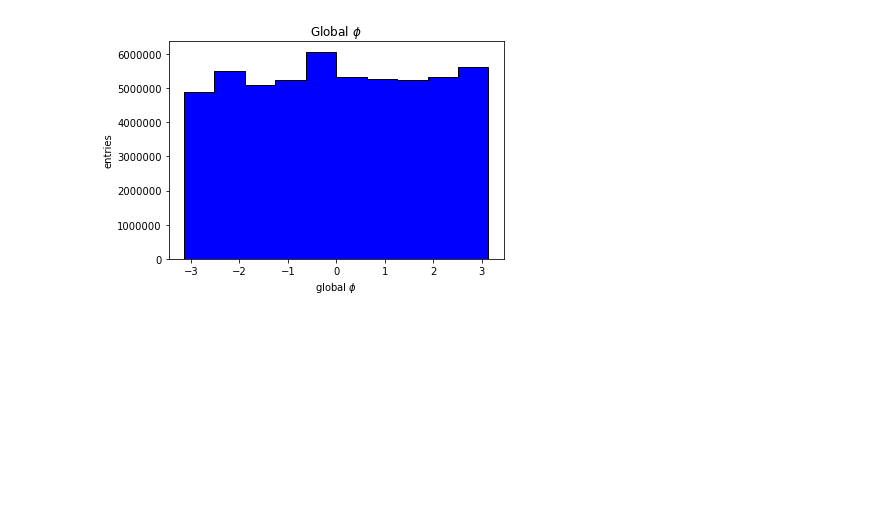
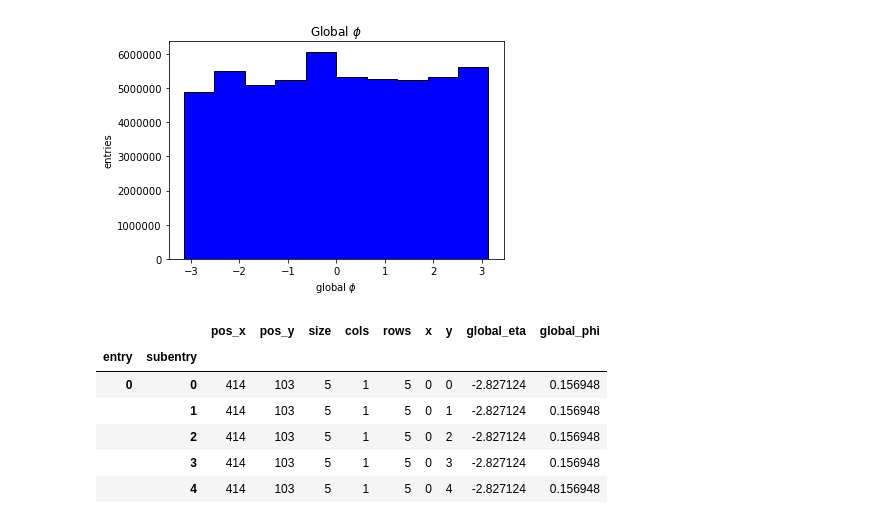
Before and after one commit to mmarchegiani/L1-BrokenClusters, a Jupyter notebook: explore_lumi.ipynb, the cells around one changed output. Cells and saved outputs as stored; diff of their text form; code cells hidden in the pictures; blank space fills up the shorter version.

```diff
--- a/explore_lumi.ipynb
+++ b/explore_lumi.ipynb
@@ -39,3 +39,16 @@ plt.savefig(plot_dir + "global_phi.png", format="png", dpi=300)
 plt.show()
 # %% [output]
 [figure]
+# %%
+df_grid = tree.pandas.df([b'pos_x', b'pos_y', b'size', b'cols', b'rows', b'x', b'y', b'global_eta', b'global_phi'])
+df_grid.head()
+
+#df_grid['pos_x']
+# %% [output]
+|  |  | pos_x | pos_y | size | cols | rows | x | y | global_eta | global_phi |
+| entry | subentry |  |  |  |  |  |  |  |  |  |
+| 0 | 0 | 414 | 103 | 5 | 1 | 5 | 0 | 0 | -2.827124 | 0.156948 |
+|  | 1 | 414 | 103 | 5 | 1 | 5 | 0 | 1 | -2.827124 | 0.156948 |
+|  | 2 | 414 | 103 | 5 | 1 | 5 | 0 | 2 | -2.827124 | 0.156948 |
+|  | 3 | 414 | 103 | 5 | 1 | 5 | 0 | 3 | -2.827124 | 0.156948 |
+|  | 4 | 414 | 103 | 5 | 1 | 5 | 0 | 4 | -2.827124 | 0.156948 |
```
Also changed, not shown: parts of 4 cells of this notebook.
